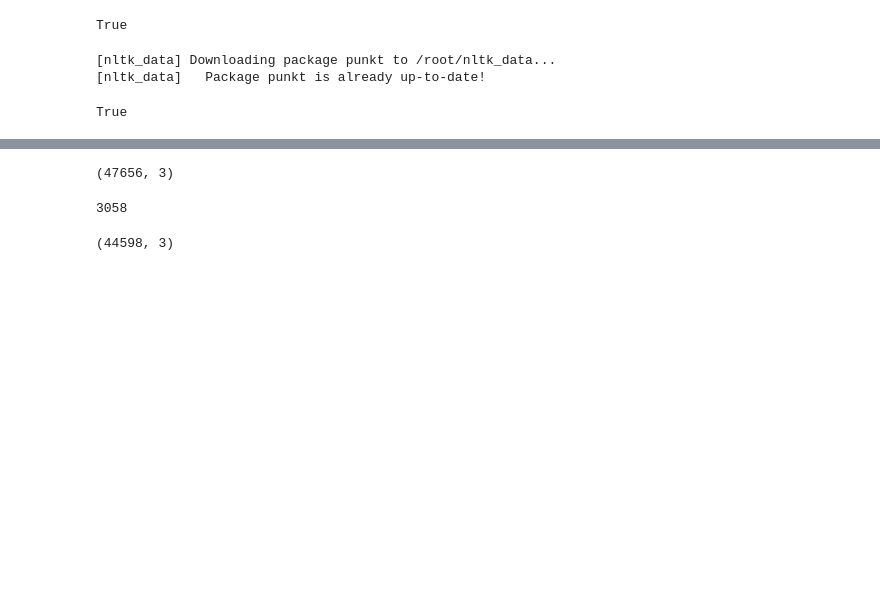
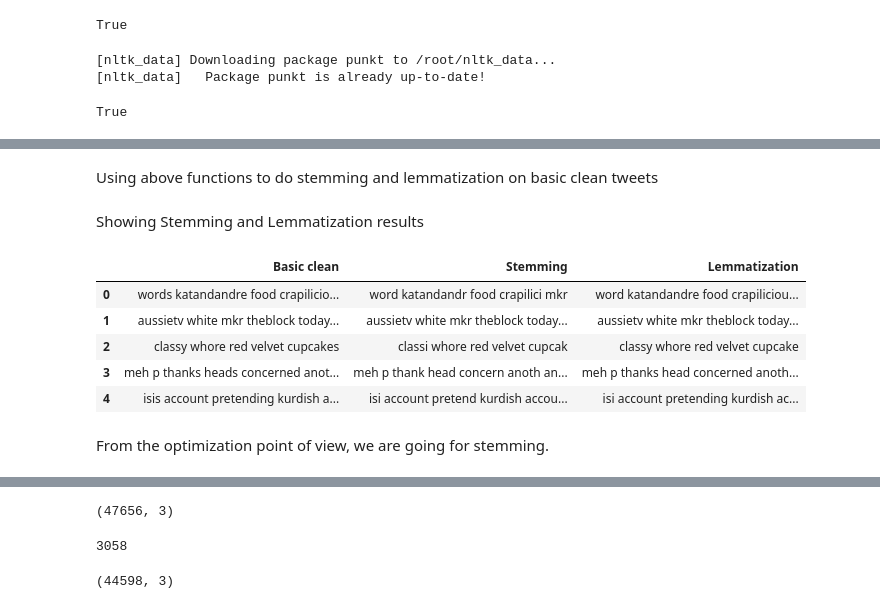
Before and after one commit to vishal19217/CyberBullying_Sentiment_Analysis, a Jupyter notebook: ML_Project_PreProcessing.ipynb, the cells around one changed output, grey strips where cells are left out. Drawn from its saved outputs; the diff is of its cells as text; code cells hidden in the pictures; blank space fills up the shorter version.

```diff
--- a/ML_Project_PreProcessing.ipynb
+++ b/ML_Project_PreProcessing.ipynb
@@ -77,7 +109,6 @@ True
 import re, string
 import emoji
 from nltk.corpus import stopwords
-from nltk.stem import WordNetLemmatizer,PorterStemmer
 stop_words = set(stopwords.words('english'))
 
 
@@ -131,24 +162,12 @@ def remove_mult_spaces(text):
   return re.sub("\s\s+", " ", text)
 
 
-def stemming(text):
-  tokenized = nltk.word_tokenize(text)
-  ps = PorterStemmer()
-  return ' '.join([ps.stem(words) for words in tokenized])
-
-
-def lemmatize(text):
-  tokenized = nltk.word_tokenize(text)
-  lm = WordNetLemmatizer()
-  return ' '.join([lm.lemmatize(words) for words in tokenized])
-
-
-def deepClean(text):
+# Basic cleaning -
+def basic_cleaning(text):
   text = remove_emoji(text)
   text = remove_contractions(text)
   text = remove_entities(text)
   text = remove_hashtags(text)
   text = filter_characters(text)
   text = remove_mult_spaces(text)
-  text = stemming(text)
   return text
@@ -170,0 +215,2 @@ To hide this warning, pin/downgrade the package to 'emoji~=1.6.3'
+# %% [markdown]
+Using above functions to do stemming and lemmatization on basic clean tweets
@@ -170,0 +224,19 @@ To hide this warning, pin/downgrade the package to 'emoji~=1.6.3'
+# %% [markdown]
+Showing Stemming and Lemmatization results
+# %%
+basic_clean_df['Stemming'] = stem_tweets;
+basic_clean_df['Lemmatization'] = lemma_tweets;
+basic_clean_df.head()
+
+# We can see that in stemming is just removing last few characters of words.
+# Whereas lemmatization is considering context of words and converting to its
+# meaningful baseform.
+# %% [output]
+|  | Basic clean | Stemming | Lemmatization |
+| 0 | words katandandre food crapilicio... | word katandandr food crapilici mkr | word katandandre food crapiliciou... |
+| 1 | aussietv white mkr theblock today... | aussietv white mkr theblock today... | aussietv white mkr theblock today... |
+| 2 | classy whore red velvet cupcakes | classi whore red velvet cupcak | classy whore red velvet cupcake |
+| 3 | meh p thanks heads concerned anot... | meh p thank head concern anoth an... | meh p thanks head concerned anoth... |
+| 4 | isis account pretending kurdish a... | isi account pretend kurdish accou... | isi account pretending kurdish ac... |
+# %% [markdown]
+From the optimization point of view, we are going for stemming.
```
Also changed, not shown: parts of 28 cells of this notebook.
